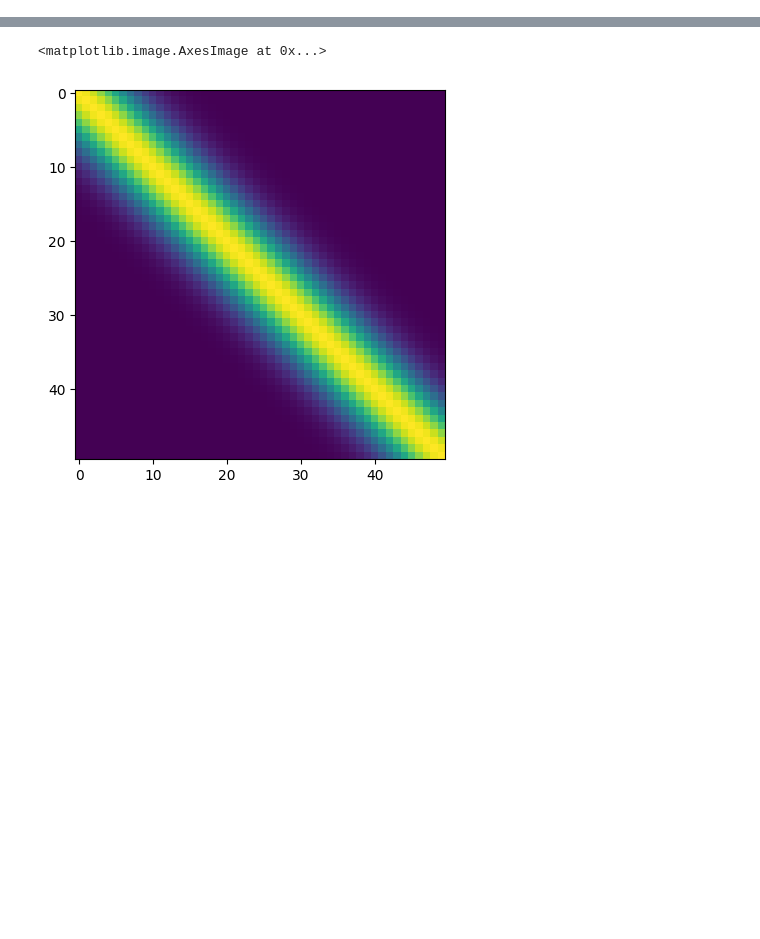
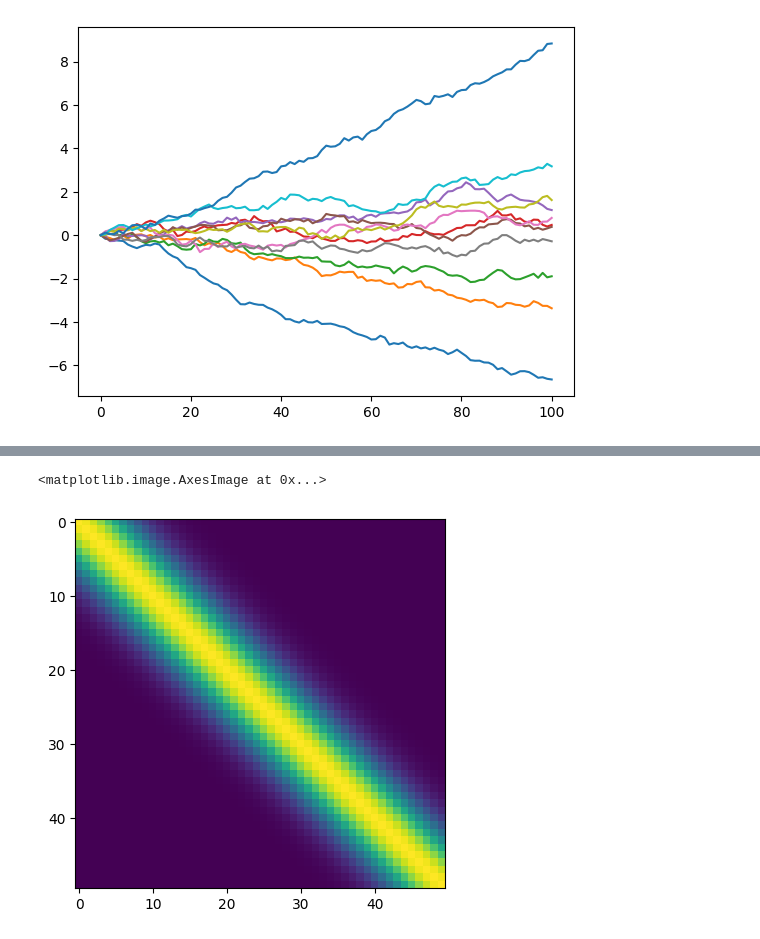
Before and after one commit to ArielleRosinski/SCA_project, a Jupyter notebook: toy_dataset_kSCA_inducing_points.ipynb, the cells around one changed output, grey strips where cells are left out. Cells and saved outputs as stored; diff of their text form; code cells hidden in the pictures; blank space fills up the shorter version.

```diff
--- a/toy_dataset_kSCA_inducing_points.ipynb
+++ b/toy_dataset_kSCA_inducing_points.ipynb
@@ -143,7 +143,8 @@ def apply_gaussian_smoothing(data, sigma=1, axes=-1):
     smoothed_data = gaussian_filter(np.array(data), sigma=sigma, axes=axes)
     return jnp.array(smoothed_data)
 
-def DDM(mu, sigma, dt, total_time, key, trials):
+
+def DDM(mu, sigma, dt, total_time, key):
     num_trajectories = len(mu)
     num_steps = int(total_time / dt)
     x = jnp.zeros((num_trajectories, num_steps + 1))
@@ -155,37 +156,28 @@ def DDM(mu, sigma, dt, total_time, key, trials):
     for i in range(num_trajectories):
         current_key = keys[i]
         for t in range(num_steps):
-            if jnp.abs(x[i, t]) < 1:
-                normal_sample = random.normal(current_key, shape=())
-                x = x.at[i, t + 1].set(x[i, t] + mu[i] * dt + sigma * jnp.sqrt(dt) * normal_sample)
-                current_key, subkey = random.split(current_key)
-            else:
-                ls_RT.append(t)
-                ls_acc.append(1 if jnp.sign(x[i, t]) == jnp.sign(mu[i]) else -1)
+            #if jnp.abs(x[i, t]) < 1:
+            normal_sample = random.normal(current_key, shape=())
+            x = x.at[i, t + 1].set(x[i, t] + mu[i] * dt + sigma * jnp.sqrt(dt) * normal_sample)
+            current_key, subkey = random.split(current_key)
+            # else:
+            #     ls_RT.append(t)
+            #     ls_acc.append(1 if jnp.sign(x[i, t]) == jnp.sign(mu[i]) else -1)
 
-                x = x.at[i, t:].set(jnp.sign(x[i, t]))
-                break
+            #     x = x.at[i, t:].set(jnp.sign(x[i, t]))
+                #break
     return x, ls_RT, ls_acc
 
 mu = np.array([ -0.64, -0.32, -0.16, -0.08, -0.04, 0.0, 0.04, 0.08, 0.16, 0.32, 0.64])
-sigma = 0.5
+sigma = 0.35
 dt = 0.1
-total_time = 100
-trials = 150
-
-ls_RTs = []
-ls_accs = []
-paths = jnp.zeros((trials, len(mu), int(total_time / dt) + 1))
-for i in range(trials):
-    key = random.PRNGKey(42 + i)
-    path, ls_RT, ls_acc = DDM(mu, sigma, dt, total_time, key, trials)
-    paths = paths.at[i].set(path)
-    ls_RTs.append(ls_RT)
-    ls_accs.append(ls_acc)
-
-accs = jnp.array(ls_accs)
-RTs = jnp.array(ls_RTs)
-paths = paths[:,:, :jnp.max(RTs)]#.swapaxes(0,1)
+total_time =10
+# %%
+test = DDM(mu, sigma, dt, total_time, key, trials)[0]
+for i in range(11):
+    plt.plot(test[i])
+# %% [output]
+[figure, added]
 # %%
 seed = 42
 key = random.PRNGKey(seed)
```
Also changed, not shown: parts of 8 cells of this notebook, 8 other files.
